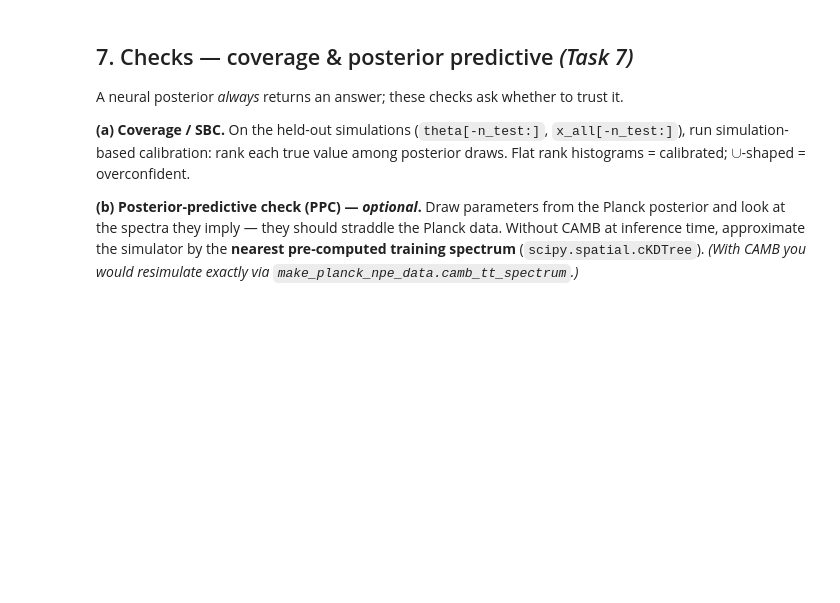
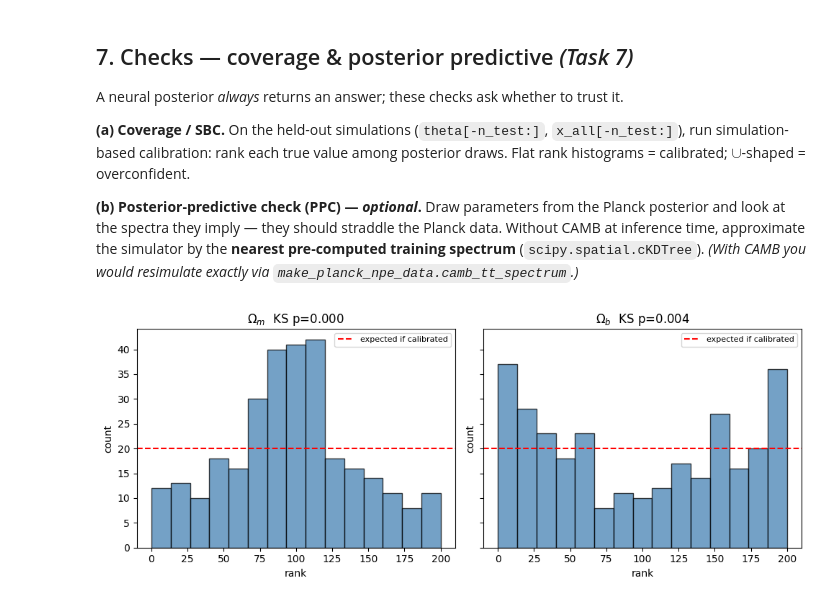
Before and after one commit to TarikOzpamuk/Astro_exercises, a Jupyter notebook: ProblemSet10_planck_npe_starter.ipynb, the cells around one changed output. Saved outputs shown, nothing was run; the diff lists cells and outputs as text; code cells hidden in the pictures; blank space fills up the shorter version.

```diff
--- a/ProblemSet10_planck_npe_starter.ipynb
+++ b/ProblemSet10_planck_npe_starter.ipynb
@@ -331,10 +343,53 @@ inference time, approximate the simulator by the **nearest pre-computed training
 `make_planck_npe_data.camb_tt_spectrum`.)*
 # %%
 # Task 7a (coverage / SBC): use the held-out sims theta[-n_test:], x_all[-n_test:].
-# Hint: ranks, dap = run_sbc(theta_sbc, x_sbc, posterior, num_posterior_samples=200)
-#       ks = check_sbc(ranks, theta_sbc, dap, num_posterior_samples=200)["ks_pvals"]
-#       then plot rank histograms (15 bins, range (0,200)); flat = calibrated.
-raise NotImplementedError("Task 7a: SBC / coverage check")
+ranks, dap = run_sbc(theta_sbc, x_sbc, posterior, num_posterior_samples=200)
+ks = check_sbc(ranks, theta_sbc, dap, num_posterior_samples=200)["ks_pvals"]
+
+# Task 7a: coverage / SBC
+
+ranks, dap = run_sbc(
+    theta_sbc,
+    x_sbc,
+    posterior,
+    num_posterior_samples=200
+)
+
+ks = check_sbc(
+    ranks,
+    theta_sbc,
+    dap,
+    num_posterior_samples=200
+)["ks_pvals"]
+
+fig, axes = plt.subplots(1, 2, figsize=(10, 4), sharey=True)
+
+for j, ax in enumerate(axes):
+    ax.hist(
+        ranks[:, j],
+        bins=15,
+        range=(0, 200),
+        color="steelblue",
+        edgecolor="black",
+        alpha=0.75
+    )
+
+    ax.axhline(
+        len(theta_sbc) / 15,
+        color="red",
+        linestyle="--",
+        label="expected if calibrated"
+    )
+
+    ax.set_title(f"{theta_labels[j]}  KS p={ks[j]:.3f}")
+    ax.set_xlabel("rank")
+    ax.set_ylabel("count")
+    ax.legend(fontsize=8)
+
+plt.tight_layout()
+plt.show()
+# %% [output]
+[figure, added]
 # %%
 # Task 7b (OPTIONAL — PPC): draw ~60 parameters from the Planck posterior; for each, use the
 # nearest training spectrum as a stand-in simulator, and overlay these on the Planck data.
```
Also changed, not shown: parts of 4 cells of this notebook, 21 other files.
